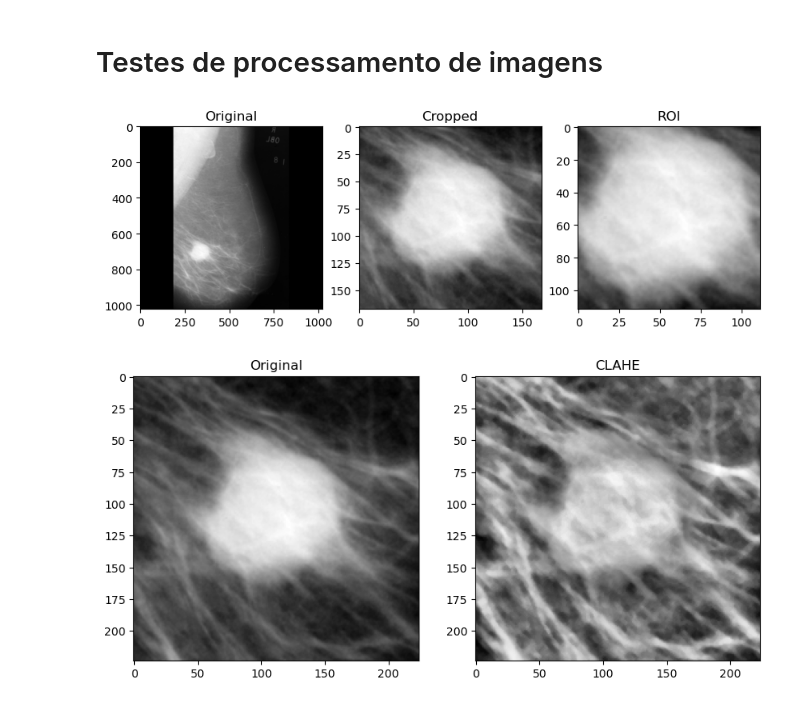
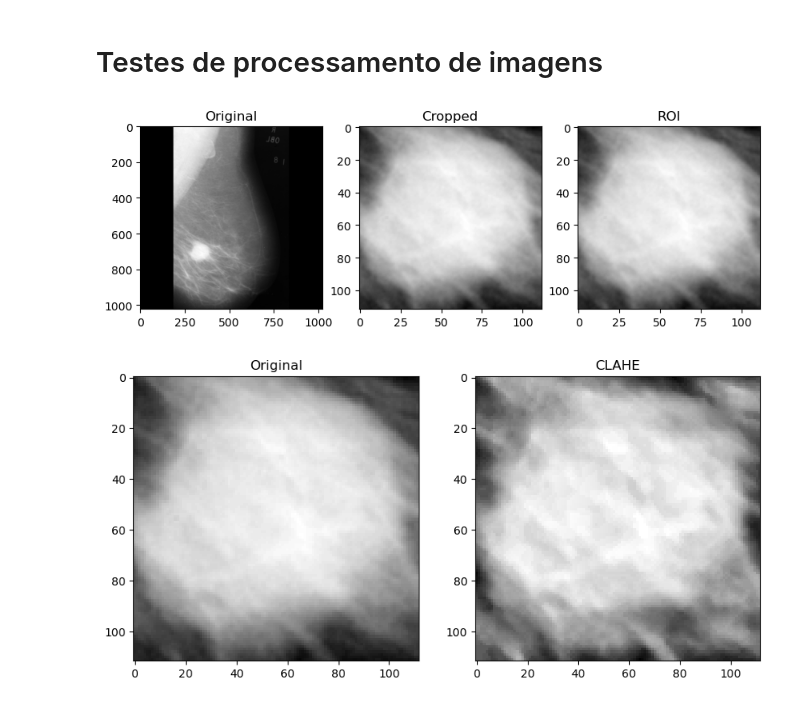
Before and after one commit to matheusssilva991/Radiomica, a Jupyter notebook: src/mamografia/testes_processamento_imagem.ipynb, the cells around one changed output. Cells and saved outputs as stored; diff of their text form; code cells hidden in the pictures.

```diff
--- a/src/mamografia/testes_processamento_imagem.ipynb
+++ b/src/mamografia/testes_processamento_imagem.ipynb
@@ -14,33 +14,33 @@ from src.utils.utils import extract_roi, get_fo_features
 # %%
 df = pd.read_csv("../../outputs/mamografia/mias/metadata_mias.csv")
 
 idx = 28
 df_one = df.iloc[idx]
 
 radius = int(df_one["radius"])
 x, y = df_one["x_center_abnormality"], df_one["y_center_abnormality"]
 x, y = int(x), (1024 - int(y))
 radius_factor = int(radius) * 2.25
 
 image = cv2.imread(df.iloc[idx]["image_path"], cv2.IMREAD_GRAYSCALE)
 cropp1 = cv2.imread(df.iloc[idx]["cropped_image_path"], cv2.IMREAD_GRAYSCALE)
 #cropp = image[y - radius_factor: y + radius_factor, x - radius_factor: x + radius_factor]
-cropp = cv2.getRectSubPix(image, (3 * radius, 3 * radius), (x, y))
+cropp = cv2.getRectSubPix(image, (2 * radius, 2 * radius), (x, y))
 roi = cv2.imread(df.iloc[idx]["roi_image_path"], cv2.IMREAD_GRAYSCALE)
 
 fig, axs = plt.subplots(1, 3, figsize=(10, 5))
 axs[0].imshow(image, cmap="gray")
 axs[0].set_title("Original")
 
 axs[1].imshow(cropp, cmap="gray")
 axs[1].set_title("Cropped")
 
 axs[2].imshow(cropp1, cmap="gray")
 axs[2].set_title("ROI")
 
 plt.show()
 # %% [output]
-[figure, old version]
+[figure, new version]
 # %%
 median_cropp = cv2.medianBlur(cropp, 3)
 clahe_image = cv2.createCLAHE(clipLimit=6.0, tileGridSize=(8, 8)).apply(median_cropp)
@@ -54,4 +54,4 @@ axs[1].set_title("CLAHE")
 
 plt.show()
 # %% [output]
-[figure, old version]
+[figure, new version]
```
Also changed, not shown: 4 other files.
